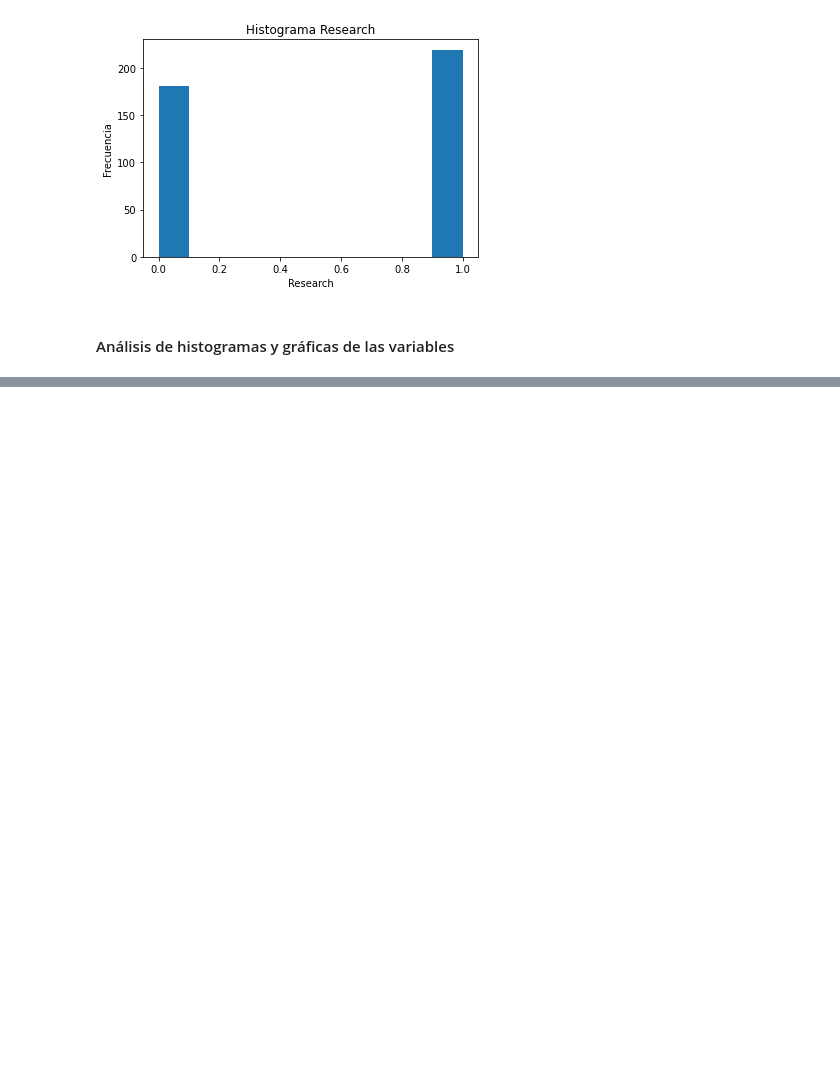
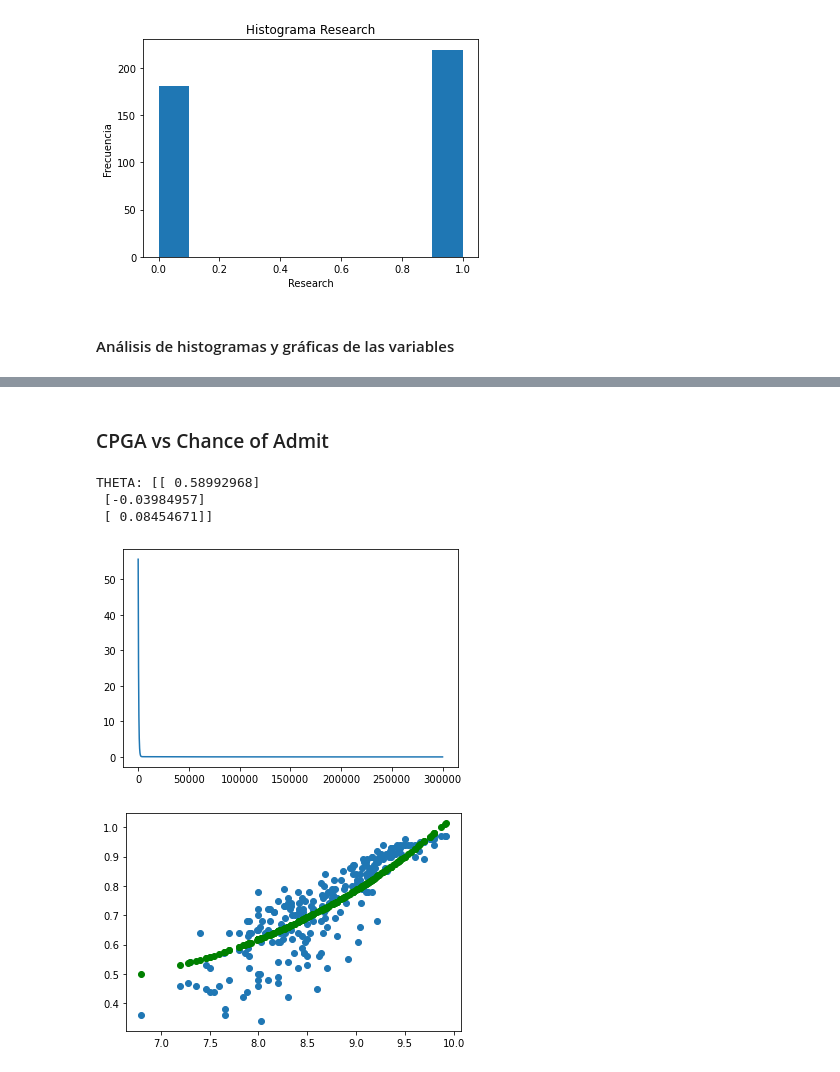
Before and after one commit to DavidSoto5317/HDT1IA, a Jupyter notebook: HDT1 - David Soto.ipynb, the cells around one changed output, grey strips where cells are left out. Drawn from its saved outputs; the diff is of its cells as text; code cells hidden in the pictures; blank space fills up the shorter version.

```diff
--- a/HDT1 - David Soto.ipynb
+++ b/HDT1 - David Soto.ipynb
@@ -235,0 +308,2 @@ Por último, se tienen 3 variables, las cuales bien se podrían acoplar a un mod
+# %% [markdown]
+### CPGA vs Chance of Admit
@@ -235,0 +332,35 @@ Por último, se tienen 3 variables, las cuales bien se podrían acoplar a un mod
+# %%
+# Se obtienen ambos arrays de numpy del dataset creado y se obtiene el shape de X
+(X, y) = dataset_1
+m, n = X.shape
+
+theta_0 = np.random.rand(n, 1)
+lambda_x = 10
+theta, costs, gradient_norms = gradient_descent(
+    X,
+    y,
+    theta_0,
+    linear_cost,
+    linear_cost_derivate,
+    lambda_x,
+    alpha=0.00001,
+    treshold=0.0001,
+    max_iter=300000
+)
+
+print ('THETA:', theta)
+
+# Plot training data
+plt.plot(np.arange(len(costs)), costs)
+plt.show()
+
+# Si la gráfica fuera de 2 dimensiones
+plt.scatter(X[:, 1], y)
+plt.scatter(X[:, 1], np.matmul(X, theta), color='green')
+plt.show()
+# %% [output]
+THETA: [[ 0.58992968]
+ [-0.03984957]
+ [ 0.08454671]]
+[figure, added]
+[figure, added]
```
Also changed, not shown: parts of 31 cells of this notebook, 4 other files.
